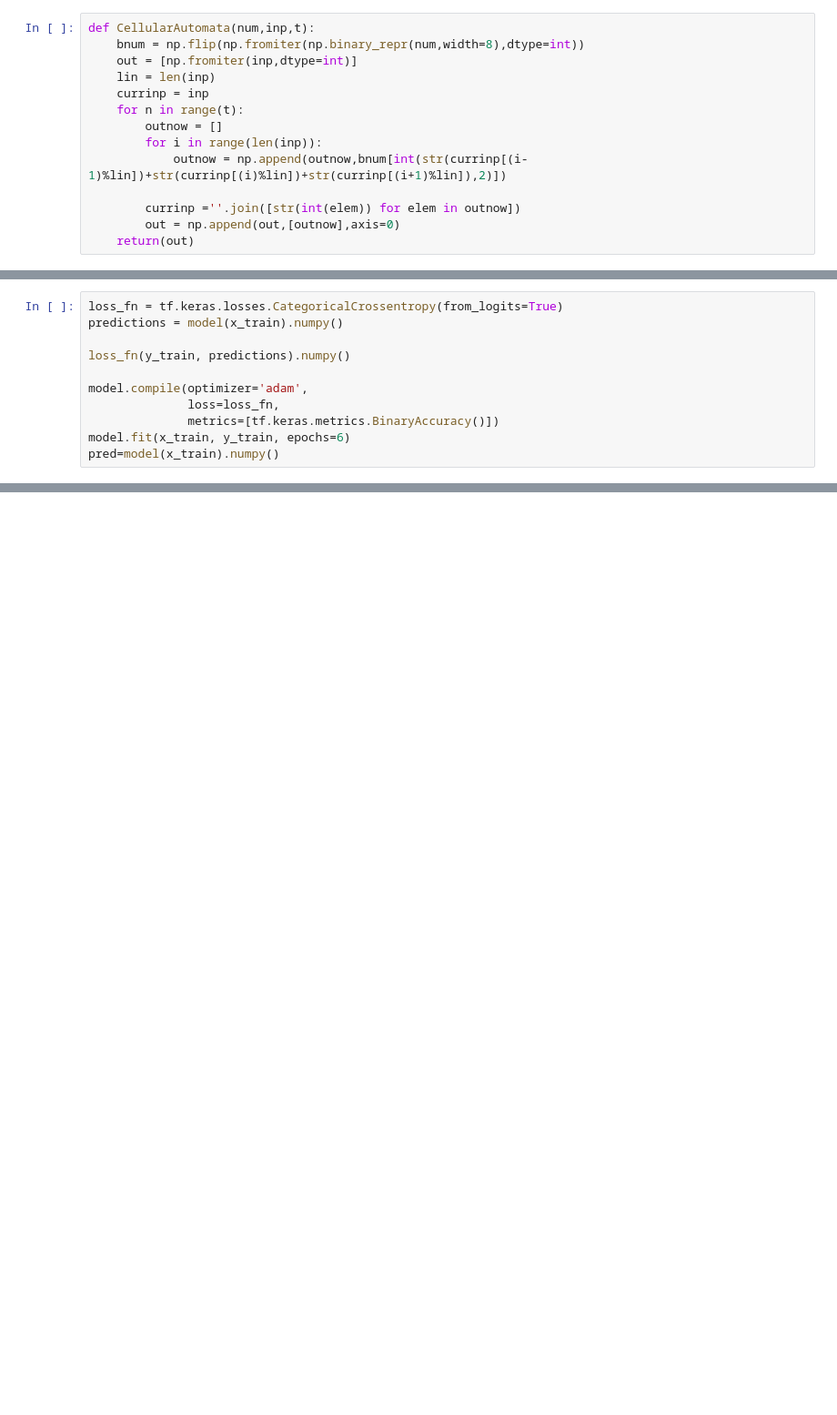
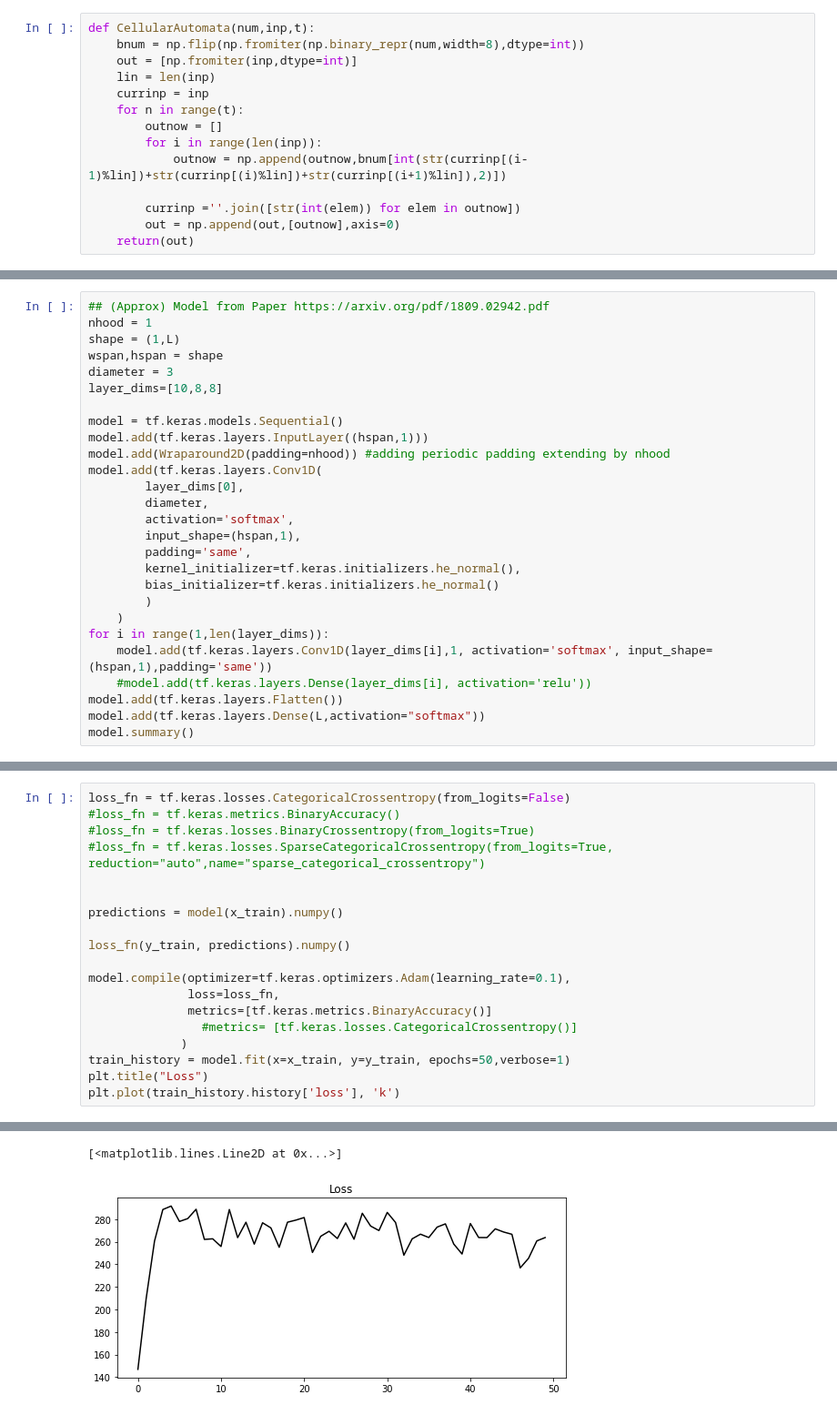
Before and after one commit to Damanu/golDeeplearning, a Jupyter notebook: Simple_Law.ipynb, the cells around one changed output, grey strips where cells are left out. Shown at 91% size. Saved outputs shown, nothing was run; the diff lists cells and outputs as text; blank space fills up the shorter version.

```diff
--- a/Simple_Law.ipynb
+++ b/Simple_Law.ipynb
@@ -97,0 +186,27 @@ model = tf.keras.models.Sequential([
+# %%
+## (Approx) Model from Paper https://arxiv.org/pdf/1809.02942.pdf
+nhood = 1
+shape = (1,L)
+wspan,hspan = shape
+diameter = 3
+layer_dims=[10,8,8]
+
+model = tf.keras.models.Sequential()
+model.add(tf.keras.layers.InputLayer((hspan,1)))
+model.add(Wraparound2D(padding=nhood)) #adding periodic padding extending by nhood
+model.add(tf.keras.layers.Conv1D(
+        layer_dims[0],
+        diameter,
+        activation='softmax',
+        input_shape=(hspan,1),
+        padding='same',
+        kernel_initializer=tf.keras.initializers.he_normal(),
+        bias_initializer=tf.keras.initializers.he_normal()
+        )
+    )
+for i in range(1,len(layer_dims)):
+    model.add(tf.keras.layers.Conv1D(layer_dims[i],1, activation='softmax', input_shape=(hspan,1),padding='same'))
+    #model.add(tf.keras.layers.Dense(layer_dims[i], activation='relu'))
+model.add(tf.keras.layers.Flatten())
+model.add(tf.keras.layers.Dense(L,activation="softmax"))
+model.summary()
@@ -98,12 +236,20 @@ model = tf.keras.models.Sequential([
 # %%
-loss_fn = tf.keras.losses.CategoricalCrossentropy(from_logits=True)
+loss_fn = tf.keras.losses.CategoricalCrossentropy(from_logits=False)
+#loss_fn = tf.keras.metrics.BinaryAccuracy()
+#loss_fn = tf.keras.losses.BinaryCrossentropy(from_logits=True)
+#loss_fn = tf.keras.losses.SparseCategoricalCrossentropy(from_logits=True, reduction="auto",name="sparse_categorical_crossentropy")
+
+
 predictions = model(x_train).numpy()
 
 loss_fn(y_train, predictions).numpy()
 
-model.compile(optimizer='adam',
+model.compile(optimizer=tf.keras.optimizers.Adam(learning_rate=0.1),
               loss=loss_fn,
-              metrics=[tf.keras.metrics.BinaryAccuracy()])
-model.fit(x_train, y_train, epochs=6)
-pred=model(x_train).numpy()
+              metrics=[tf.keras.metrics.BinaryAccuracy()]
+                #metrics= [tf.keras.losses.CategoricalCrossentropy()]
+             )
+train_history = model.fit(x=x_train, y=y_train, epochs=50,verbose=1)
+plt.title("Loss")
+plt.plot(train_history.history['loss'], 'k')
 # %% [output]
@@ -121,0 +273,2 @@ Epoch 6/6
+[<matplotlib.lines.Line2D at 0x...>]
+[figure, added]
```
Also changed, not shown: parts of 26 cells of this notebook.
